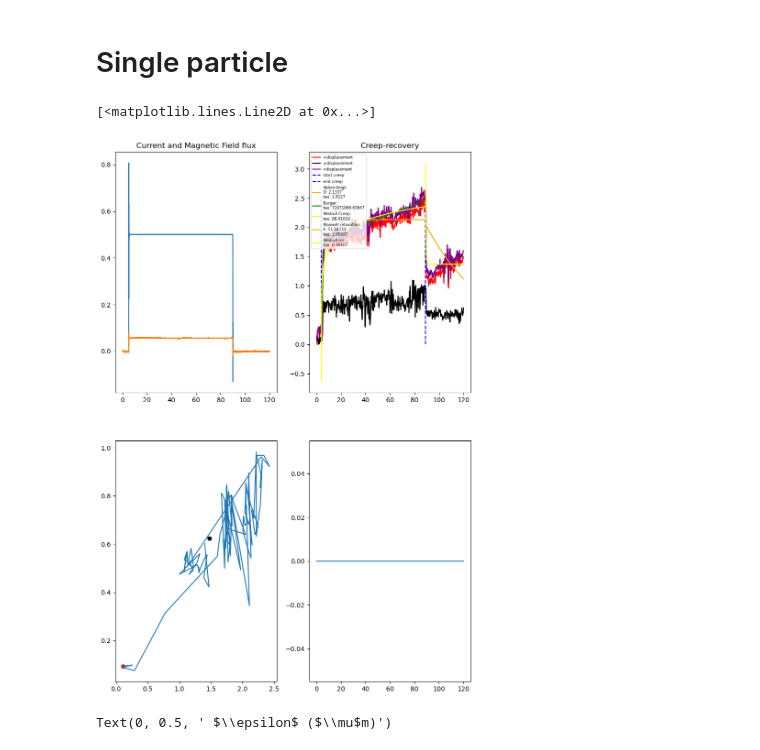
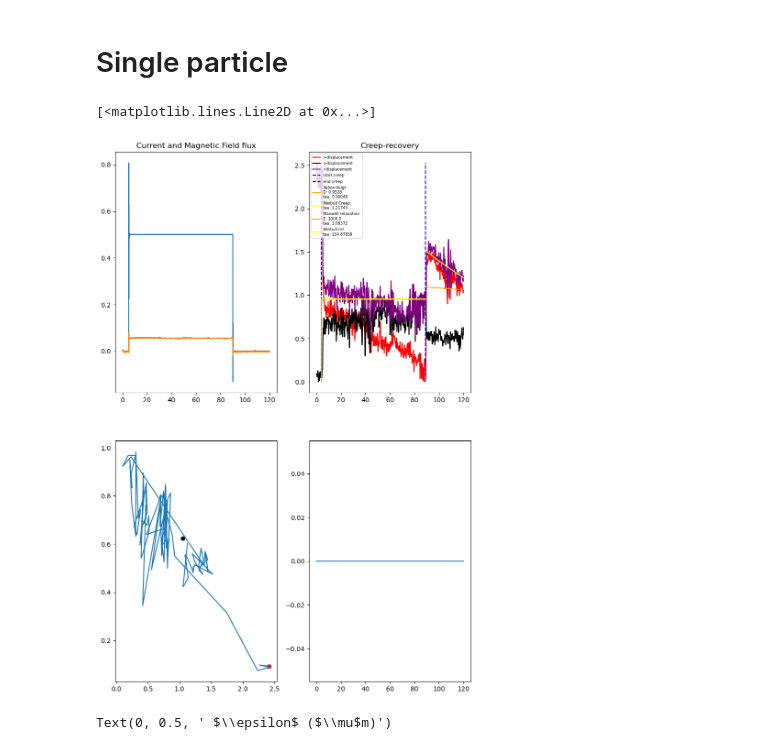
Before and after one commit to ArttuD/MicrorheologyProto, a Jupyter notebook: Notebook.ipynb, the cells around one changed output. Drawn from its saved outputs; the diff is of its cells as text; code cells hidden in the pictures.

```diff
--- a/Notebook.ipynb
+++ b/Notebook.ipynb
@@ -226,3 +225,10 @@ df_track["r"] = np.sqrt(df_track["x"]**2 + df_track["y"]**2)
+# %%
+core = "F:/Git/MicrorheologyProto/data/231024"
+#F:\Git\MicrorheologyProto\data\231024\231024_sinWave
+path_track = os.path.join(core,"231024_01_no_tracking/track.json")
+
+with open(path_track, "rb") as input_file:
+    file_dict = json.load(input_file)
 # %%
 for i in file_dict.keys():
     parts = i.split("_")
@@ -384,6 +400,7 @@ path_track = os.path.join(core,"231024_01_tracking/trackingData_2023-10-24.pickl
 
 with open(path_track, "rb") as input_file:
     file_track = cPickle.load(input_file)
+
 df_track = pd.DataFrame.from_dict(file_track)
 
 
@@ -391,8 +408,9 @@ start = 40*4
 end = 40*89
 
 df_track["time"] = df_track["t"]*1/40
+
 df_track["x"] = scipy.signal.detrend(scipy.ndimage.gaussian_filter(df_track["x"].max()-df_track["x"],5))
-df_track["y"] = scipy.signal.detrend(scipy.ndimage.gaussian_filter(df_track["y"]-df_track["y"].min(),5))
+df_track["y"] = scipy.signal.detrend(scipy.ndimage.gaussian_filter(df_track["y"]),5)
 df_track["x"] -= df_track["x"].min()
 df_track["y"] -= df_track["y"].min()
 df_track["r"] = np.sqrt(df_track["x"]**2 + df_track["y"]**2)
@@ -413,34 +431,34 @@ ax[0,1].vlines(end*(1/40), df_track["x"].min(), df_track["x"].max(), color = "bl
 
 t_hat = np.arange(df_track["time"][start:end].min(),df_track["time"][start:end].max(), 0.001)
 p, p_ = curve_fit(kelvin, df_track["time"][start:end]-df_track["time"][start:end].values[0], df_track["r"][start:end], method = "dogbox")
 creep_label = "Kelvin-Voigt:\nD: {}\ntau: {}".format(np.round(p[1],5),np.round(p[0],5))
 ax[0,1].plot(t_hat, kelvin(t_hat-t_hat[0],*p), label = creep_label, color = "orange")
 
 p, p_ = curve_fit(Weibull_creep, df_track["time"][start:end]-df_track["time"][start:end].values[0], df_track["r"][start:end],  bounds=([0, 0, 0, 0], [np.inf, np.inf, 1, np.inf]), method = "dogbox")
 creep_label = "Weibull Creep: \ntau: {}".format(np.round(p[-1],5))
 ax[0,1].plot(t_hat, Weibull_creep(t_hat-t_hat[0],*p), label = creep_label, color = "yellow")
 
 
 rel_x = df_track["r"][end:].values
 t_hat_rel = np.arange(df_track["time"][end:].min(),df_track["time"][end:].max(), 0.001)
 p, p_ = curve_fit(maxwell_rel, df_track["time"][end:] - df_track["time"][end:].values[0], df_track["r"][end:], bounds=([rel_x[0]*0.8,0], [rel_x[0]*1.2, 1e3]), maxfev = 10000)
 rel_label = "Maxwell relaxation:\nE: {}\ntau: {}".format(np.round(p[1],5),np.round(p[0],5))
 ax[0,1].plot(t_hat_rel, maxwell_rel(t_hat_rel-t_hat_rel[0],*p), label = rel_label, color = "orange")
 
 p, p_ = curve_fit(Weibull_rel, df_track["time"][end:] - df_track["time"][end:].values[0], df_track["r"][end:], bounds=([0, 0, 0, 0], [np.inf, np.inf, 1, np.inf]),maxfev = 10000)
 rel_label = "Weibull rel:\ntau: {}".format(np.round(p[-1],5))
 ax[0,1].plot(t_hat_rel, Weibull_rel(t_hat_rel-t_hat_rel[0],*p), label = rel_label, color = "yellow")
 
 ax[0,1].legend(loc = "upper left",fontsize = 6)
 
 ax[1,0].plot(df_track["x"][::50],df_track["y"][::50])
 ax[1,0].scatter(df_track["x"][0],df_track["y"][0], color = "red")
 ax[1,0].scatter(df_track["x"].values[-1],df_track["y"].values[-1], color = "black")
 
 ax[1,1].plot(df["index"],df["scaler"])
 # %% [output]
 [<matplotlib.lines.Line2D at 0x...>]
-[figure, old version]
+[figure, new version]
 # %%
 #def Weibull_rel(x, e_r, e_f, beta, tau):
 #    return e_f + e_r*(np.exp(-(x/tau)**beta))
```
Also changed, not shown: parts of 14 cells of this notebook, 1 other file.
